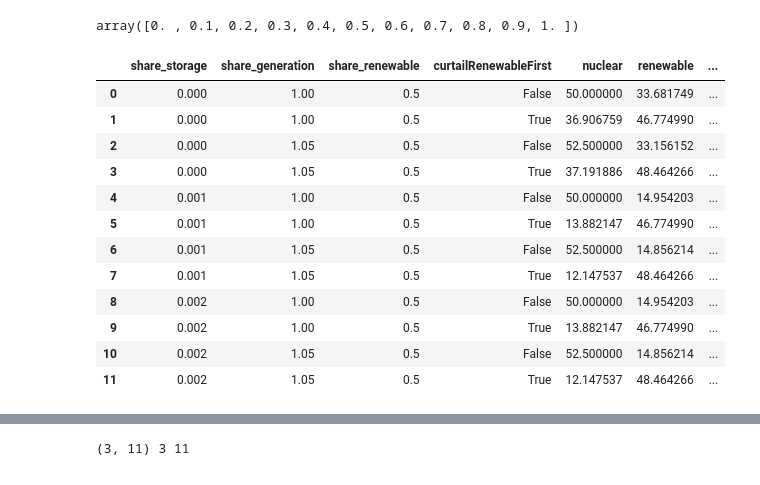
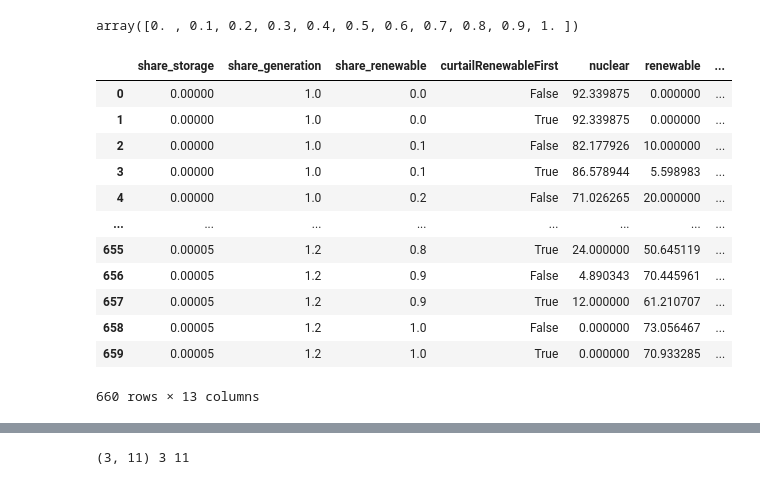
Before and after one commit to jabrell/baseload, a Jupyter notebook: dev.ipynb, the cells around one changed output, grey strips where cells are left out. Saved outputs shown, nothing was run; the diff lists cells and outputs as text; code cells hidden in the pictures.

```diff
--- a/dev.ipynb
+++ b/dev.ipynb
@@ -17,51 +15,68 @@ def get_total_results(fn_results: str) -> pd.DataFrame:
 
     Args:
         fn_results: name of file with hourly results
     """
     # settings for aggregation
     cols = [
         "nuclear",
         "renewable",
         "netStorage",
         "demand",
         "energyNotServed",
         "curtailNuclear",
         "curtailRenewable",
     ]
     idx = [
         "share_storage",
         "share_generation",
         "share_renewable",
         "curtailRenewableFirst",
     ]
     # get results, add indicator which technology is dispatched first, and aggregate
     df_annual = (
         pd.read_parquet(fn_results)
         .assign(
             curtailRenewableFirst=lambda df: df["costCurtailRenewable"]
-            >= df["costCurtailNuclear"]
+            <= df["costCurtailNuclear"],
         )
         .groupby(idx, as_index=False)[cols]
         .sum()
     )
-    return df_annual
+    to_round =         [
+            "share_storage",
+            "share_generation",
+            "share_renewable",
+        ]
+
+
+    # curtailment in percent of total generation
+    df_annual = df_annual.assign(
+        curtailNuclearPercent=lambda df: df["curtailNuclear"]
+        / (df["nuclear"] + df["curtailNuclear"])
+        * 100,
+        curtailRenewablePercent=lambda df: df["curtailRenewable"]
+        / (df["renewable"] + df["curtailRenewable"])
+        * 100,
+    )
+    return df_annual.fillna(0)
+
+
 df_annual = get_total_results(fn_results)
+df_annual
+# %% [output]
+|  | share_storage | share_generation | share_renewable | curtailRenewableFirst | nuclear | renewable | ... |
+| 0 | 0.00000 | 1.0 | 0.0 | False | 92.339875 | 0.000000 | ... |
+| 1 | 0.00000 | 1.0 | 0.0 | True | 92.339875 | 0.000000 | ... |
+| 2 | 0.00000 | 1.0 | 0.1 | False | 82.177926 | 10.000000 | ... |
+| 3 | 0.00000 | 1.0 | 0.1 | True | 86.578944 | 5.598983 | ... |
+| 4 | 0.00000 | 1.0 | 0.2 | False | 71.026265 | 20.000000 | ... |
+| ... | ... | ... | ... | ... | ... | ... | ... |
+| 655 | 0.00005 | 1.2 | 0.8 | True | 24.000000 | 50.645119 | ... |
+| 656 | 0.00005 | 1.2 | 0.9 | False | 4.890343 | 70.445961 | ... |
+| 657 | 0.00005 | 1.2 | 0.9 | True | 12.000000 | 61.210707 | ... |
+| 658 | 0.00005 | 1.2 | 1.0 | False | 0.000000 | 73.056467 | ... |
+| 659 | 0.00005 | 1.2 | 1.0 | True | 0.000000 | 70.933285 | ... |
+660 rows × 13 columns
-# %%
-df_annual
-# %% [output]
-|  | share_storage | share_generation | share_renewable | curtailRenewableFirst | nuclear | renewable | ... |
-| 0 | 0.000 | 1.00 | 0.5 | False | 50.000000 | 33.681749 | ... |
-| 1 | 0.000 | 1.00 | 0.5 | True | 36.906759 | 46.774990 | ... |
-| 2 | 0.000 | 1.05 | 0.5 | False | 52.500000 | 33.156152 | ... |
-| 3 | 0.000 | 1.05 | 0.5 | True | 37.191886 | 48.464266 | ... |
-| 4 | 0.001 | 1.00 | 0.5 | False | 50.000000 | 14.954203 | ... |
-| 5 | 0.001 | 1.00 | 0.5 | True | 13.882147 | 46.774990 | ... |
-| 6 | 0.001 | 1.05 | 0.5 | False | 52.500000 | 14.856214 | ... |
-| 7 | 0.001 | 1.05 | 0.5 | True | 12.147537 | 48.464266 | ... |
-| 8 | 0.002 | 1.00 | 0.5 | False | 50.000000 | 14.954203 | ... |
-| 9 | 0.002 | 1.00 | 0.5 | True | 13.882147 | 46.774990 | ... |
-| 10 | 0.002 | 1.05 | 0.5 | False | 52.500000 | 14.856214 | ... |
-| 11 | 0.002 | 1.05 | 0.5 | True | 12.147537 | 48.464266 | ... |
 # %%
 # inputs
 curtail_res_first = True
```
Also changed, not shown: parts of 3 cells of this notebook, 6 other files.
